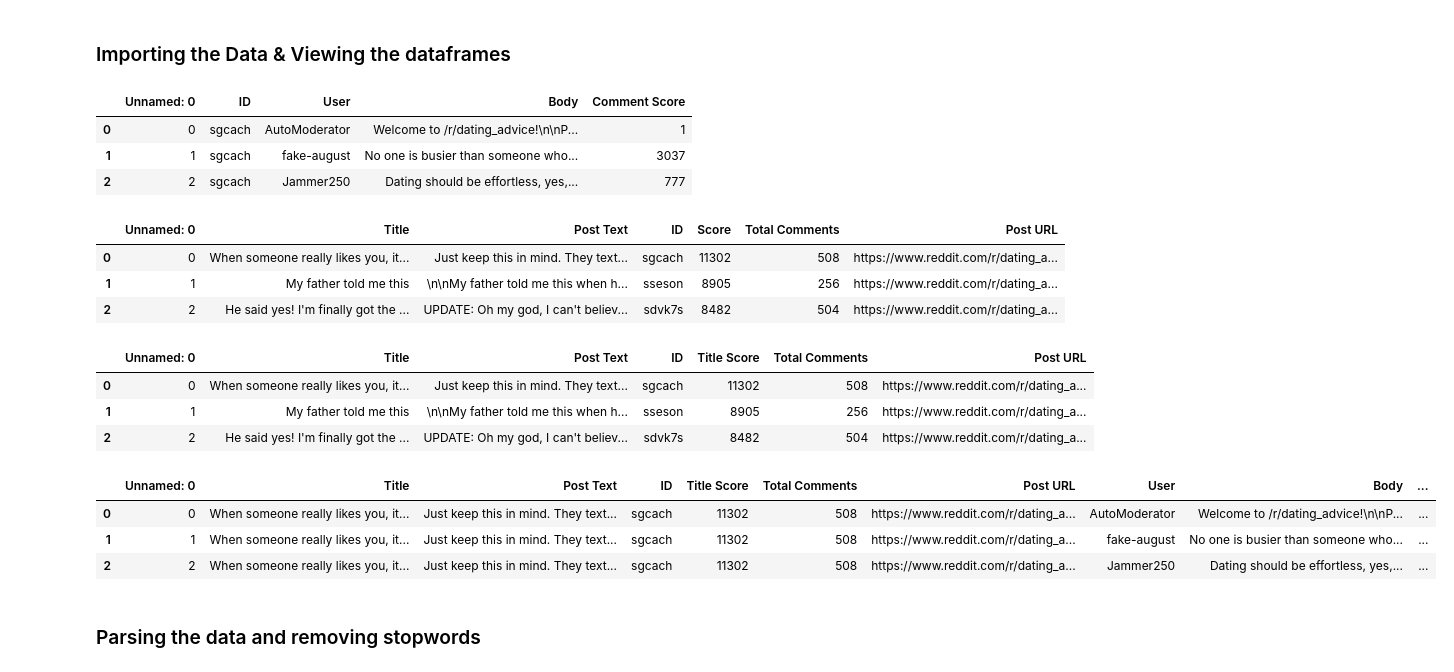
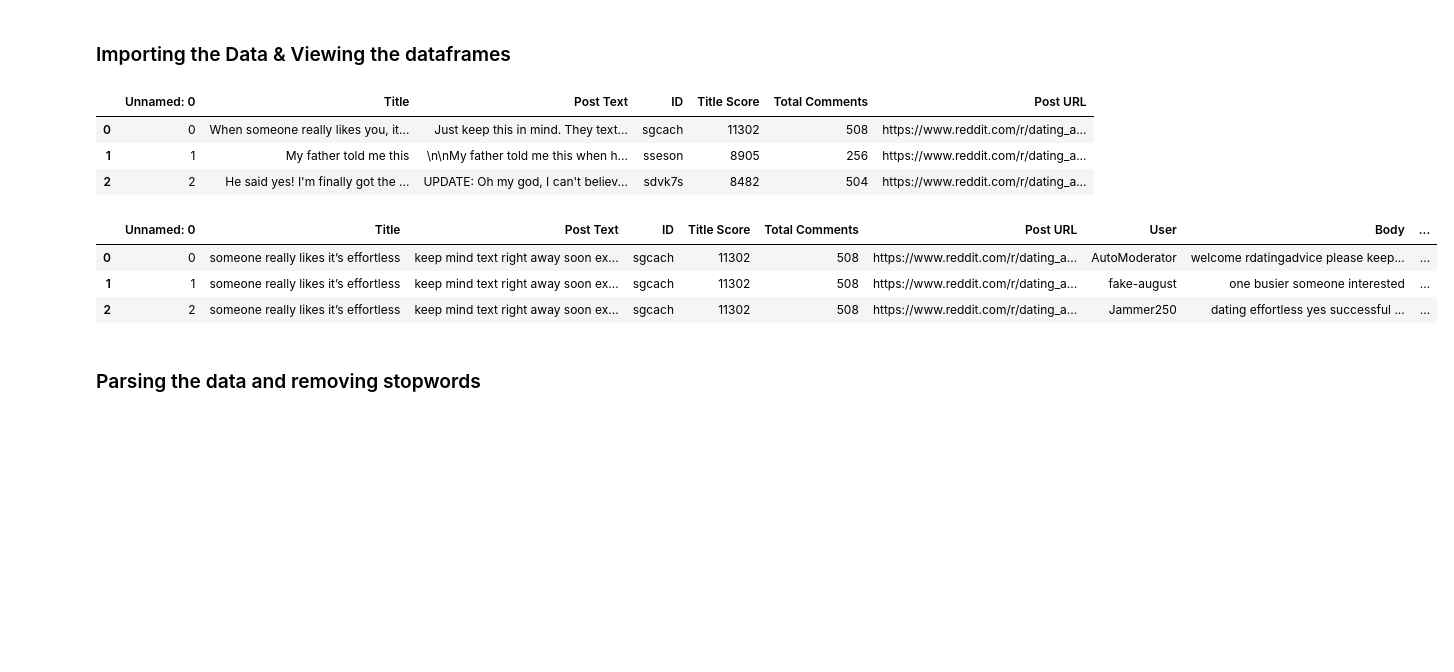
Before and after one commit to SaianshR/rizz-buzz, a Jupyter notebook: sentimentanalysis.ipynb, the cells around one changed output. Drawn from its saved outputs; the diff is of its cells as text; code cells hidden in the pictures; blank space fills up the shorter version.

```diff
--- a/sentimentanalysis.ipynb
+++ b/sentimentanalysis.ipynb
@@ -16,26 +17,9 @@ import seaborn as sns
 # %% [markdown]
 ### Importing the Data & Viewing the dataframes
 # %%
-df_comments = pd.read_csv("ScrapedComments.csv")
-df_titles = pd.read_csv("ScrapedTitles.csv")
-
 df_titles_top100 = pd.read_csv("Top100ScrapedTitles.csv")
-
-df_combined_top100 = pd.read_csv("CombinedTop100Scrape.csv")
+# df_combined_top100 = pd.read_csv("CombinedTop100Scrape.csv")
+df_cleaned_title = pd.read_csv("CleanedTitleComments.csv")
-# %%
-df_comments.head(3)
-# %% [output]
-|  | Unnamed: 0 | ID | User | Body | Comment Score |
-| 0 | 0 | sgcach | AutoModerator | Welcome to /r/dating_advice!\n\nP... | 1 |
-| 1 | 1 | sgcach | fake-august | No one is busier than someone who... | 3037 |
-| 2 | 2 | sgcach | Jammer250 | Dating should be effortless, yes,... | 777 |
-# %%
-df_titles.head(3)
-# %% [output]
-|  | Unnamed: 0 | Title | Post Text | ID | Score | Total Comments | Post URL |
-| 0 | 0 | When someone really likes you, it... | Just keep this in mind. They text... | sgcach | 11302 | 508 | https://www.reddit.com/r/dating_a... |
-| 1 | 1 | My father told me this | \n\nMy father told me this when h... | sseson | 8905 | 256 | https://www.reddit.com/r/dating_a... |
-| 2 | 2 | He said yes! I'm finally got the ... | UPDATE: Oh my god, I can't believ... | sdvk7s | 8482 | 504 | https://www.reddit.com/r/dating_a... |
 # %%
 df_titles_top100.head(3)
 # %% [output]
@@ -44,12 +28,12 @@ df_titles_top100.head(3)
 | 1 | 1 | My father told me this | \n\nMy father told me this when h... | sseson | 8905 | 256 | https://www.reddit.com/r/dating_a... |
 | 2 | 2 | He said yes! I'm finally got the ... | UPDATE: Oh my god, I can't believ... | sdvk7s | 8482 | 504 | https://www.reddit.com/r/dating_a... |
 # %%
-df_combined_top100.head(3)
+df_cleaned_title.head(3)
 # %% [output]
 |  | Unnamed: 0 | Title | Post Text | ID | Title Score | Total Comments | Post URL | User | Body | ... |
-| 0 | 0 | When someone really likes you, it... | Just keep this in mind. They text... | sgcach | 11302 | 508 | https://www.reddit.com/r/dating_a... | AutoModerator | Welcome to /r/dating_advice!\n\nP... | ... |
-| 1 | 1 | When someone really likes you, it... | Just keep this in mind. They text... | sgcach | 11302 | 508 | https://www.reddit.com/r/dating_a... | fake-august | No one is busier than someone who... | ... |
-| 2 | 2 | When someone really likes you, it... | Just keep this in mind. They text... | sgcach | 11302 | 508 | https://www.reddit.com/r/dating_a... | Jammer250 | Dating should be effortless, yes,... | ... |
+| 0 | 0 | someone really likes it’s effortless | keep mind text right away soon ex... | sgcach | 11302 | 508 | https://www.reddit.com/r/dating_a... | AutoModerator | welcome rdatingadvice please keep... | ... |
+| 1 | 1 | someone really likes it’s effortless | keep mind text right away soon ex... | sgcach | 11302 | 508 | https://www.reddit.com/r/dating_a... | fake-august | one busier someone interested | ... |
+| 2 | 2 | someone really likes it’s effortless | keep mind text right away soon ex... | sgcach | 11302 | 508 | https://www.reddit.com/r/dating_a... | Jammer250 | dating effortless yes successful ... | ... |
 # %% [markdown]
 ### Parsing the data and removing stopwords
 # %%
```
Also changed, not shown: parts of 23 cells of this notebook.
